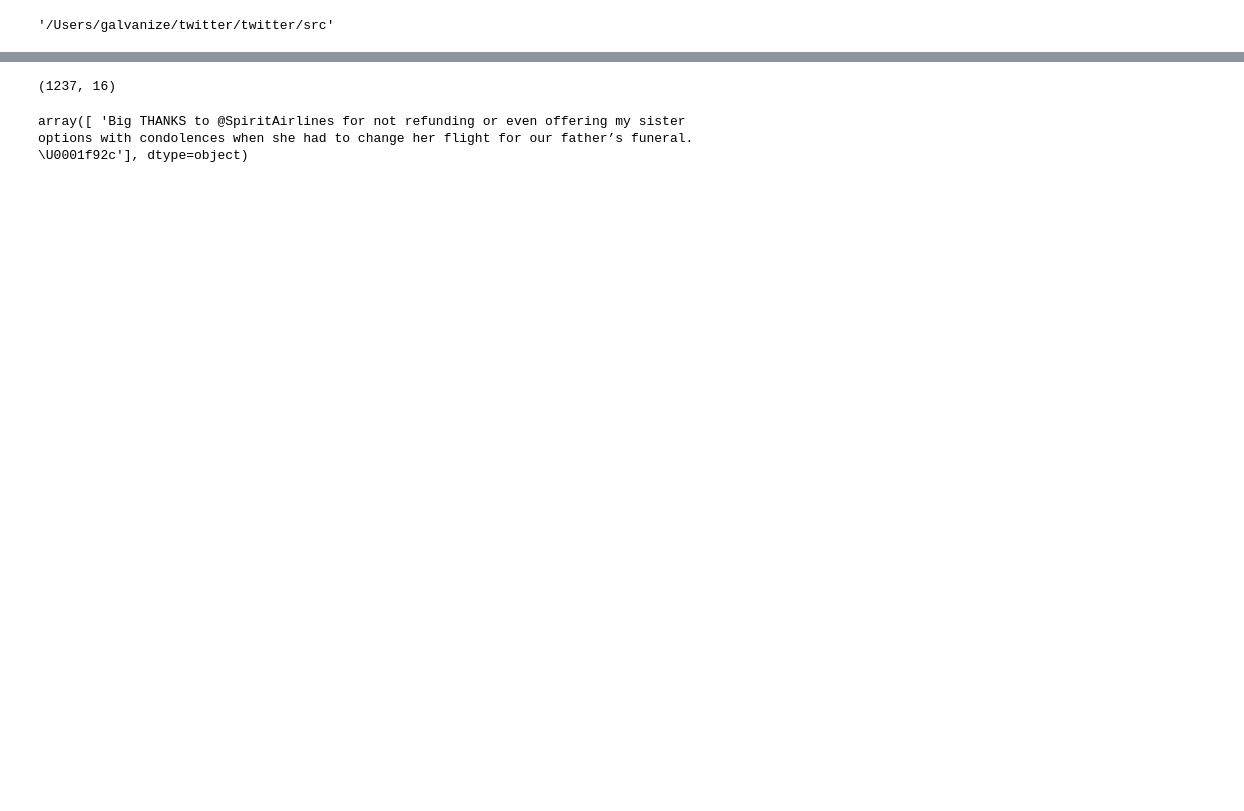
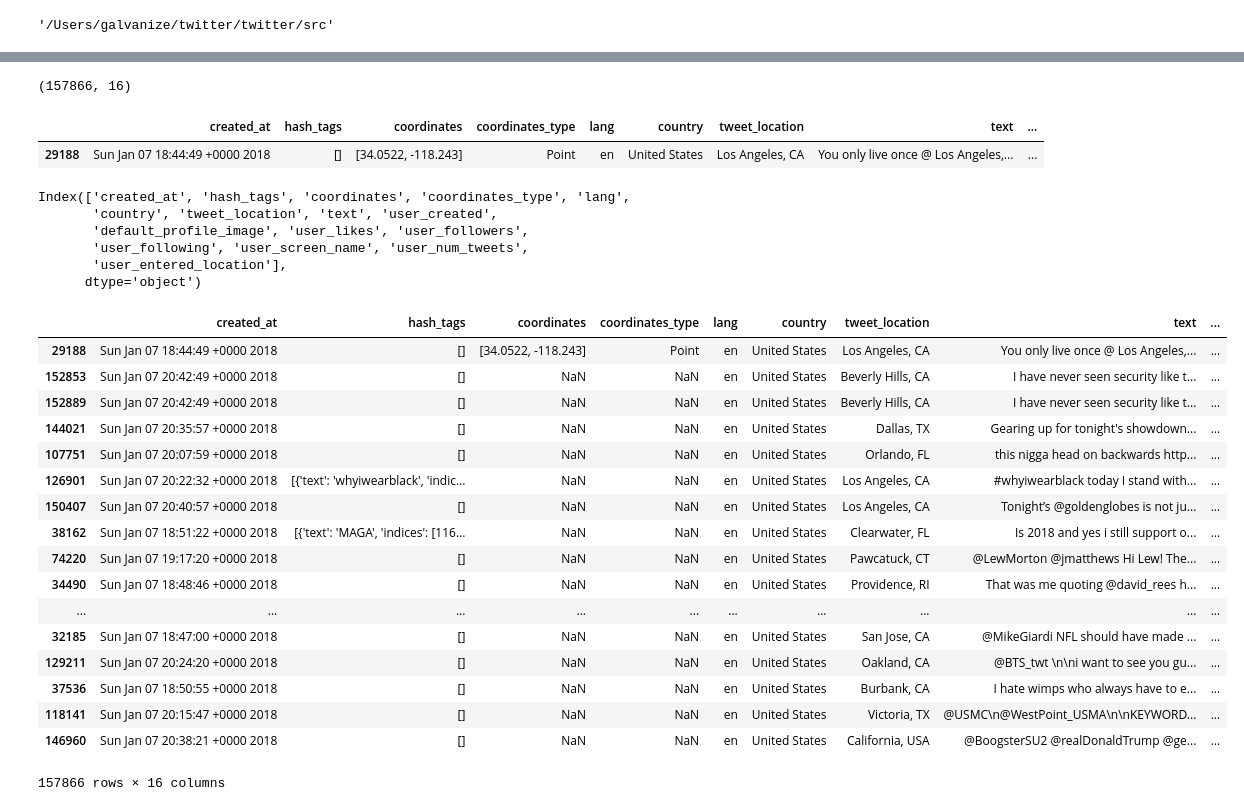
Before and after one commit to tyleratk/twitter-sentiment, a Jupyter notebook: src/eda.ipynb, the cells around one changed output, grey strips where cells are left out. Cells and saved outputs as stored; diff of their text form; code cells hidden in the pictures; blank space fills up the shorter version.

```diff
--- a/src/eda.ipynb
+++ b/src/eda.ipynb
@@ -18,12 +18,43 @@ names = ['created_at', 'hash_tags', 'coordinates',
          'user_followers', 'user_following', 'user_screen_name',
          'user_num_tweets', 'user_entered_location']
 # %%
-df = pd.read_csv('tweets.csv', names=names)
+df = pd.read_csv('../data/tweets.csv', names=names)
 # %%
 df.shape
 # %% [output]
-(1237, 16)
+(157866, 16)
 # %%
-df[df['user_followers'] == df.user_followers.max()]['text'].values
+df[df['user_followers'] == df.user_followers.max()]
 # %% [output]
-array([ 'Big THANKS to @SpiritAirlines for not refunding or even offering my sister options with condolences when she had to change her flight for our father’s funeral. \U0001f92c'], dtype=object)
+|  | created_at | hash_tags | coordinates | coordinates_type | lang | country | tweet_location | text | ... |
+| 29188 | Sun Jan 07 18:44:49 +0000 2018 | [] | [34.0522, -118.243] | Point | en | United States | Los Angeles, CA | You only live once @ Los Angeles,... | ... |
+# %%
+df.columns
+# %% [output]
+Index(['created_at', 'hash_tags', 'coordinates', 'coordinates_type', 'lang',
+       'country', 'tweet_location', 'text', 'user_created',
+       'default_profile_image', 'user_likes', 'user_followers',
+       'user_following', 'user_screen_name', 'user_num_tweets',
+       'user_entered_location'],
+      dtype='object')
+# %%
+df.sort_values(['user_followers'], ascending=False)
+# %% [output]
+|  | created_at | hash_tags | coordinates | coordinates_type | lang | country | tweet_location | text | ... |
+| 29188 | Sun Jan 07 18:44:49 +0000 2018 | [] | [34.0522, -118.243] | Point | en | United States | Los Angeles, CA | You only live once @ Los Angeles,... | ... |
+| 152853 | Sun Jan 07 20:42:49 +0000 2018 | [] | NaN | NaN | en | United States | Beverly Hills, CA | I have never seen security like t... | ... |
+| 152889 | Sun Jan 07 20:42:49 +0000 2018 | [] | NaN | NaN | en | United States | Beverly Hills, CA | I have never seen security like t... | ... |
+| 144021 | Sun Jan 07 20:35:57 +0000 2018 | [] | NaN | NaN | en | United States | Dallas, TX | Gearing up for tonight's showdown... | ... |
+| 107751 | Sun Jan 07 20:07:59 +0000 2018 | [] | NaN | NaN | en | United States | Orlando, FL | this nigga head on backwards http... | ... |
+| 126901 | Sun Jan 07 20:22:32 +0000 2018 | [{'text': 'whyiwearblack', 'indic... | NaN | NaN | en | United States | Los Angeles, CA | #whyiwearblack today I stand with... | ... |
+| 150407 | Sun Jan 07 20:40:57 +0000 2018 | [] | NaN | NaN | en | United States | Los Angeles, CA | Tonight’s @goldenglobes is not ju... | ... |
+| 38162 | Sun Jan 07 18:51:22 +0000 2018 | [{'text': 'MAGA', 'indices': [116... | NaN | NaN | en | United States | Clearwater, FL | Is 2018 and yes i still support o... | ... |
+| 74220 | Sun Jan 07 19:17:20 +0000 2018 | [] | NaN | NaN | en | United States | Pawcatuck, CT | @LewMorton @jmatthews Hi Lew! The... | ... |
+| 34490 | Sun Jan 07 18:48:46 +0000 2018 | [] | NaN | NaN | en | United States | Providence, RI | That was me quoting @david_rees h... | ... |
+| ... | ... | ... | ... | ... | ... | ... | ... | ... | ... |
+| 32185 | Sun Jan 07 18:47:00 +0000 2018 | [] | NaN | NaN | en | United States | San Jose, CA | @MikeGiardi NFL should have made ... | ... |
+| 129211 | Sun Jan 07 20:24:20 +0000 2018 | [] | NaN | NaN | en | United States | Oakland, CA | @BTS_twt \n\ni want to see you gu... | ... |
+| 37536 | Sun Jan 07 18:50:55 +0000 2018 | [] | NaN | NaN | en | United States | Burbank, CA | I hate wimps who always have to e... | ... |
+| 118141 | Sun Jan 07 20:15:47 +0000 2018 | [] | NaN | NaN | en | United States | Victoria, TX | @USMC\n@WestPoint_USMA\n\nKEYWORD... | ... |
+| 146960 | Sun Jan 07 20:38:21 +0000 2018 | [] | NaN | NaN | en | United States | California, USA | @BoogsterSU2 @realDonaldTrump @ge... | ... |
+157866 rows × 16 columns
```
Also changed, not shown: parts of 1 cell of this notebook.
